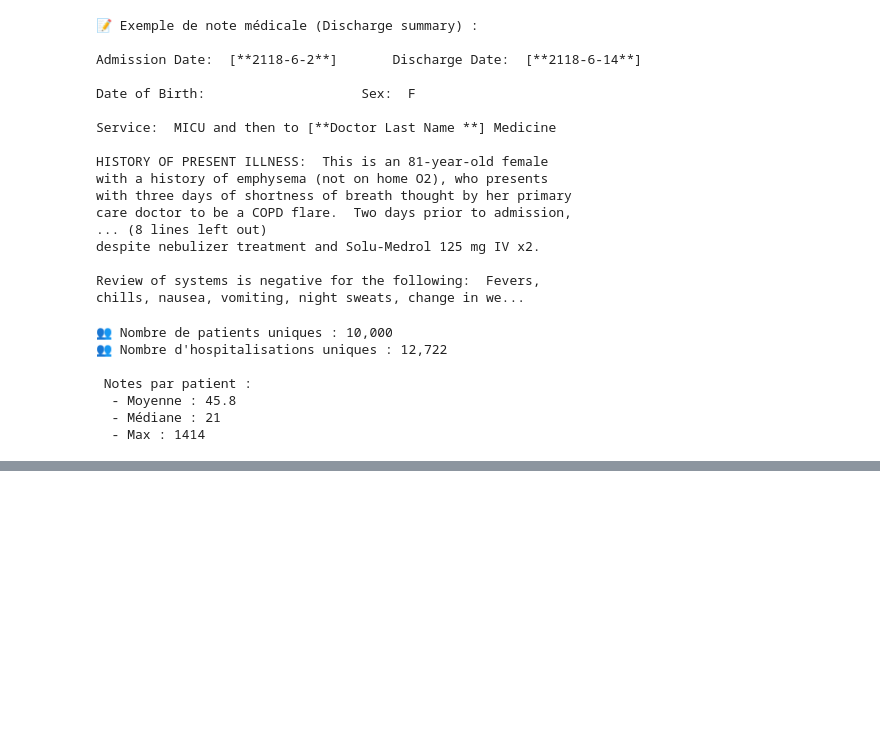
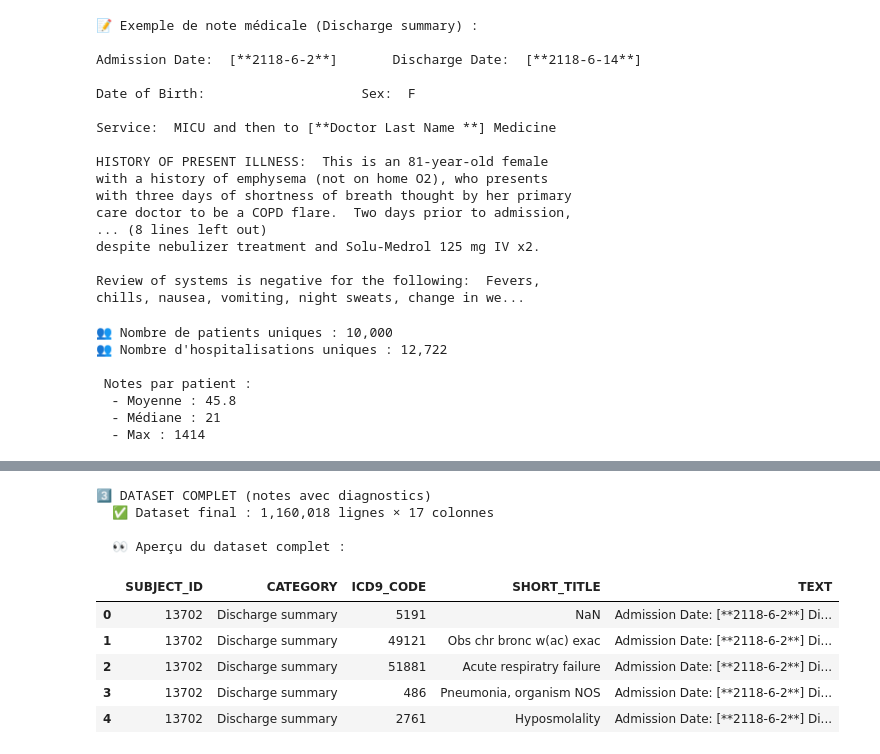
Before and after one commit to inesines02/m-dic-AIde, a Jupyter notebook: notebooks/01_data_exploration.ipynb, the cells around one changed output, grey strips where cells are left out. Cells and saved outputs as stored; diff of their text form; code cells hidden in the pictures; blank space fills up the shorter version.

```diff
--- a/notebooks/01_data_exploration.ipynb
+++ b/notebooks/01_data_exploration.ipynb
@@ -209,0 +475,10 @@ print(f"  - Max : {notes_per_patient.max()}")
+# %%
+# 7.2 Joindre NOTES + DIAGNOSES (enrichis)
+print("\n2️⃣ NOTES + DIAGNOSES (enrichis)")
+notes_with_diag = notes.merge(
+    diagnoses_enriched,
+    on=['SUBJECT_ID', 'HADM_ID'],
+    how='left'
+)
+print(f"  ✅ Résultat : {notes_with_diag.shape[0]:,} lignes")
+print(f"  📊 Colonnes : {notes_with_diag.shape[1]}")
@@ -209,0 +505,19 @@ print(f"  - Max : {notes_per_patient.max()}")
+# %%
+# 7.3 Filtrer seulement les notes avec diagnostics
+print("\n3️⃣ DATASET COMPLET (notes avec diagnostics)")
+complete_data = notes_with_diag.dropna(subset=['ICD9_CODE'])
+print(f"  ✅ Dataset final : {complete_data.shape[0]:,} lignes × {complete_data.shape[1]} colonnes")
+
+print("\n  👀 Aperçu du dataset complet :")
+display(complete_data[['SUBJECT_ID', 'CATEGORY', 'ICD9_CODE', 'SHORT_TITLE', 'TEXT']].head())
+# %% [output]
+3️⃣ DATASET COMPLET (notes avec diagnostics)
+  ✅ Dataset final : 1,160,018 lignes × 17 colonnes
+
+  👀 Aperçu du dataset complet :
+|  | SUBJECT_ID | CATEGORY | ICD9_CODE | SHORT_TITLE | TEXT |
+| 0 | 13702 | Discharge summary | 5191 | NaN | Admission Date: [**2118-6-2**] Di... |
+| 1 | 13702 | Discharge summary | 49121 | Obs chr bronc w(ac) exac | Admission Date: [**2118-6-2**] Di... |
+| 2 | 13702 | Discharge summary | 51881 | Acute respiratry failure | Admission Date: [**2118-6-2**] Di... |
+| 3 | 13702 | Discharge summary | 486 | Pneumonia, organism NOS | Admission Date: [**2118-6-2**] Di... |
+| 4 | 13702 | Discharge summary | 2761 | Hyposmolality | Admission Date: [**2118-6-2**] Di... |
```
Also changed, not shown: parts of 31 cells of this notebook.
